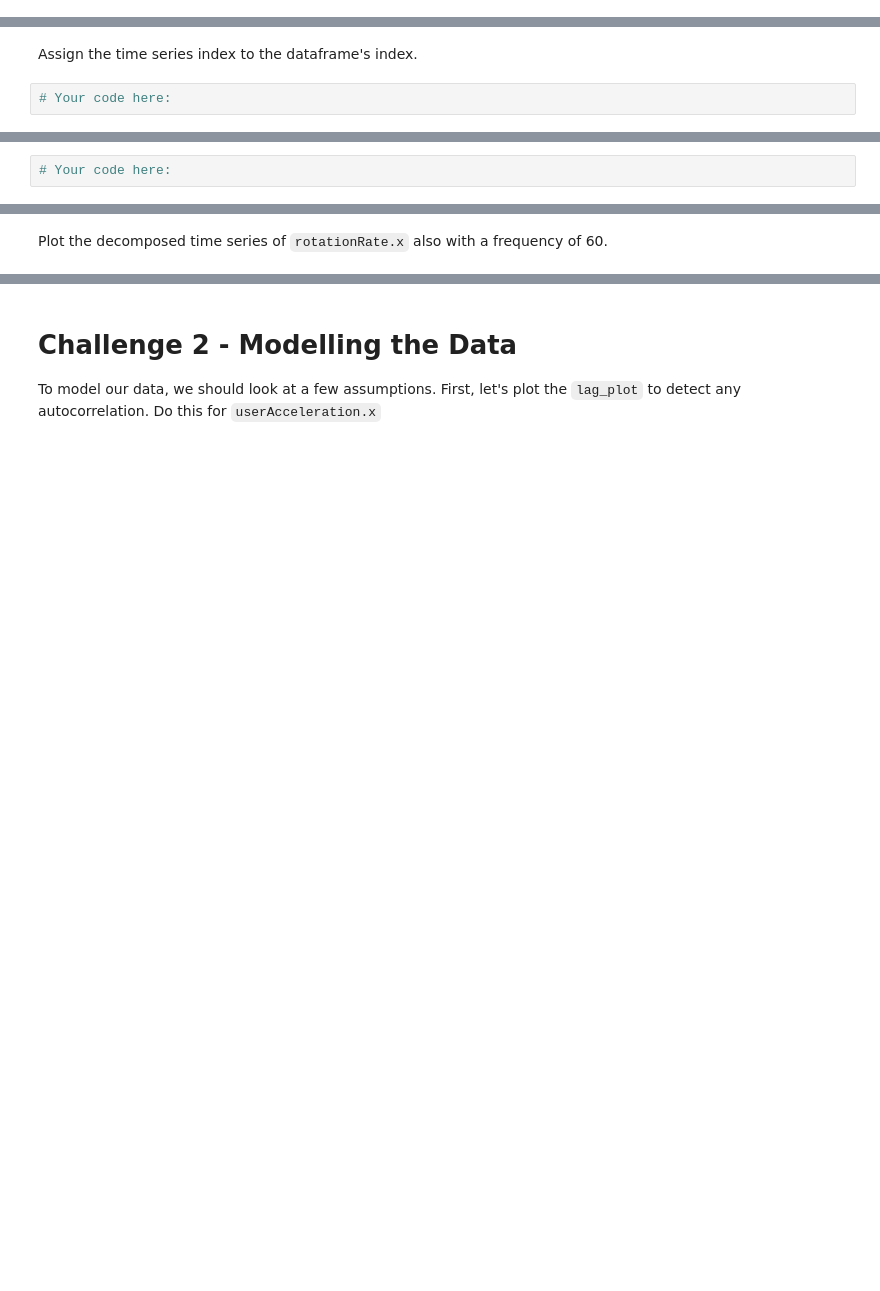
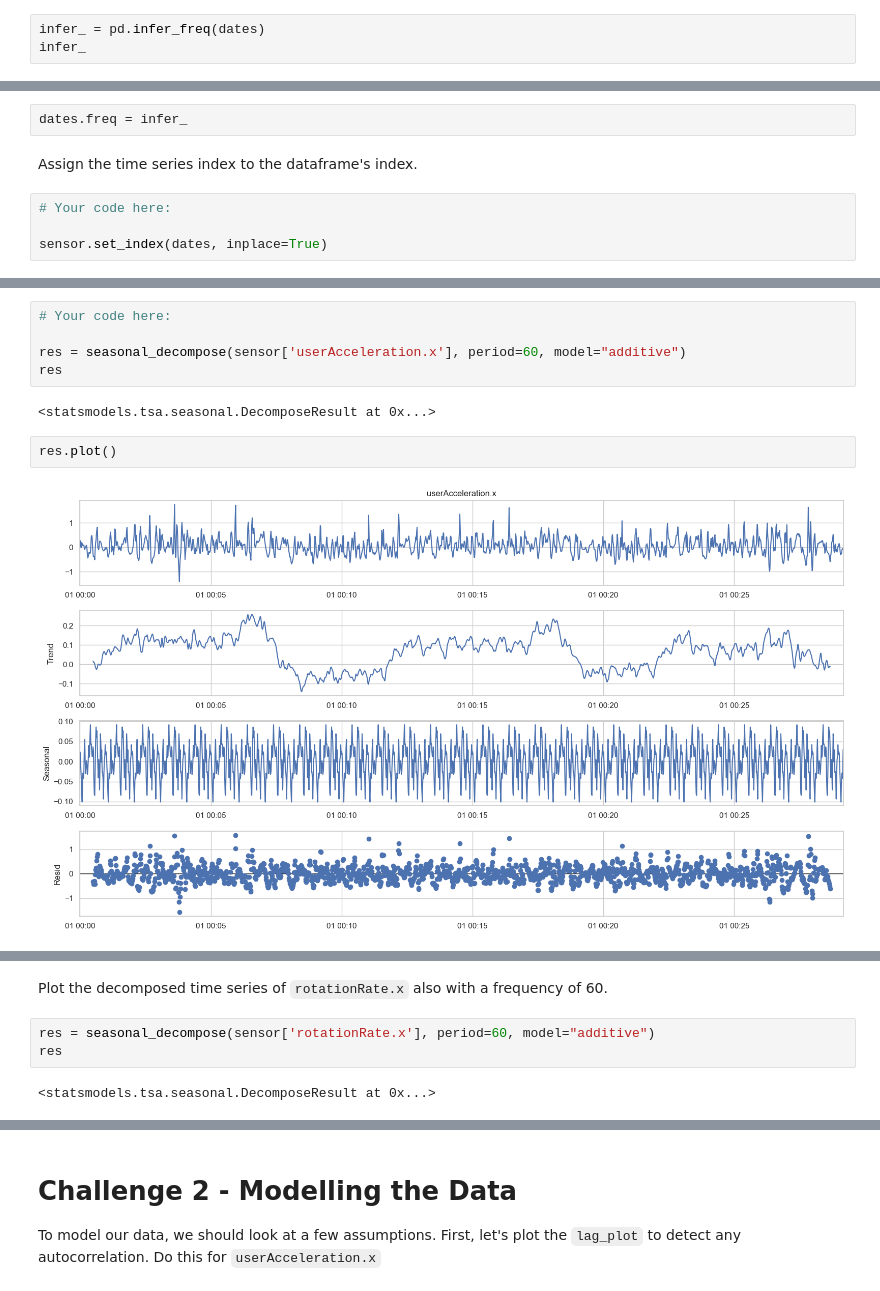
Before and after one commit to danidimarti/lab-time-series, a Jupyter notebook: your-code/main.ipynb, the cells around one changed output, grey strips where cells are left out. Drawn from its saved outputs; the diff is of its cells as text; blank space fills up the shorter version.

```diff
--- a/your-code/main.ipynb
+++ b/your-code/main.ipynb
@@ -34,0 +94,3 @@ To perform time series analysis on the data, we must change the index from a ran
+# %%
+infer_ = pd.infer_freq(dates)
+infer_
@@ -35,4 +99,8 @@ To perform time series analysis on the data, we must change the index from a ran
+# %%
+dates.freq = infer_
 # %% [markdown]
 Assign the time series index to the dataframe's index.
 # %%
 # Your code here:
+
+sensor.set_index(dates, inplace=True)
@@ -40,5 +117,14 @@ Assign the time series index to the dataframe's index.
 Our next step is to decompose the time series and evaluate the patterns in the data. Load the `statsmodels.api` submodule and plot the decomposed plot of `userAcceleration.x`. Set `freq=60` in the `seasonal_decompose` function. Your graph should look like the one below.
 
 ![time series decomposition](../images/tsa_decompose.png)
-# %%
-# Your code here:
+# %%
+# Your code here:
+
+res = seasonal_decompose(sensor['userAcceleration.x'], period=60, model="additive")
+res
+# %% [output]
+<statsmodels.tsa.seasonal.DecomposeResult at 0x...>
+# %%
+res.plot()
+# %% [output]
+[figure, added]
@@ -45,2 +132,7 @@ Our next step is to decompose the time series and evaluate the patterns in the d
 # %% [markdown]
 Plot the decomposed time series of `rotationRate.x` also with a frequency of 60.
+# %%
+res = seasonal_decompose(sensor['rotationRate.x'], period=60, model="additive")
+res
+# %% [output]
+<statsmodels.tsa.seasonal.DecomposeResult at 0x...>
```
Also changed, not shown: parts of 20 cells of this notebook.
